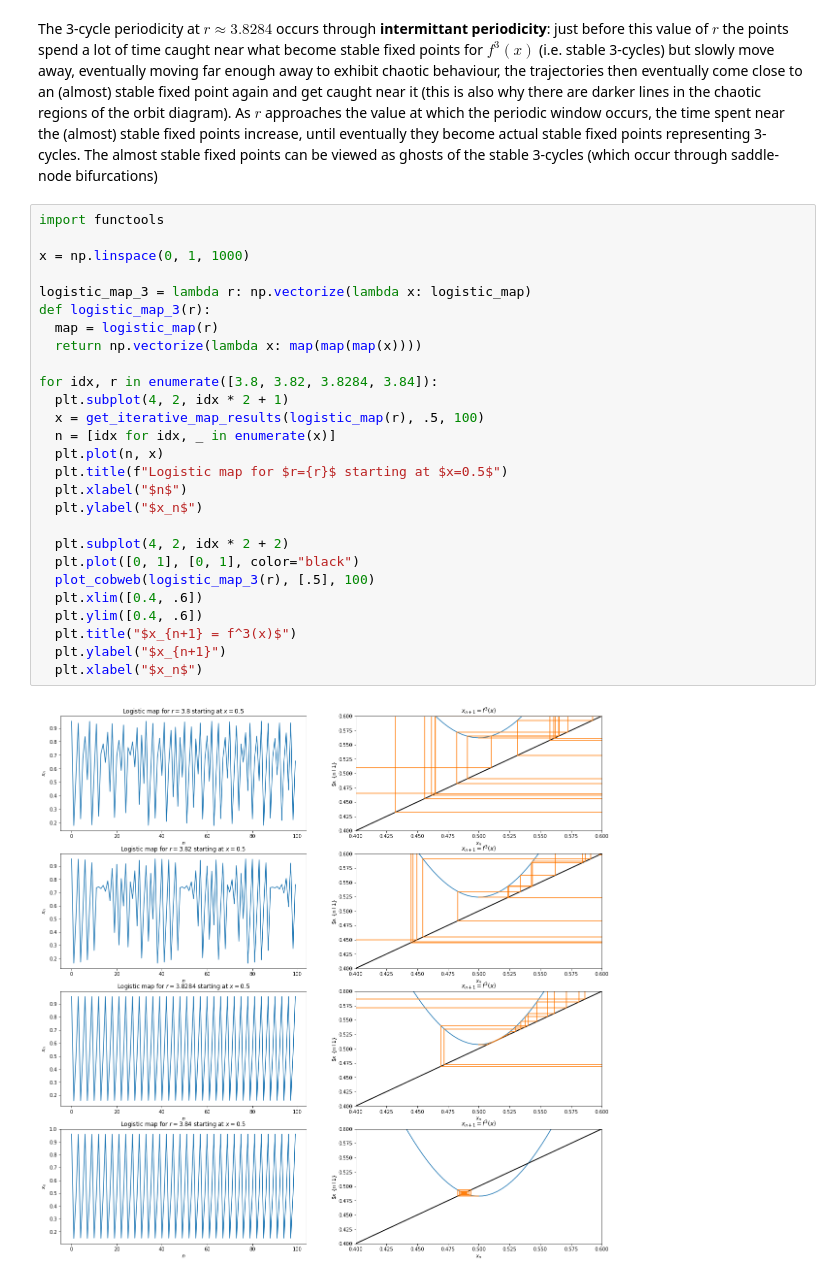
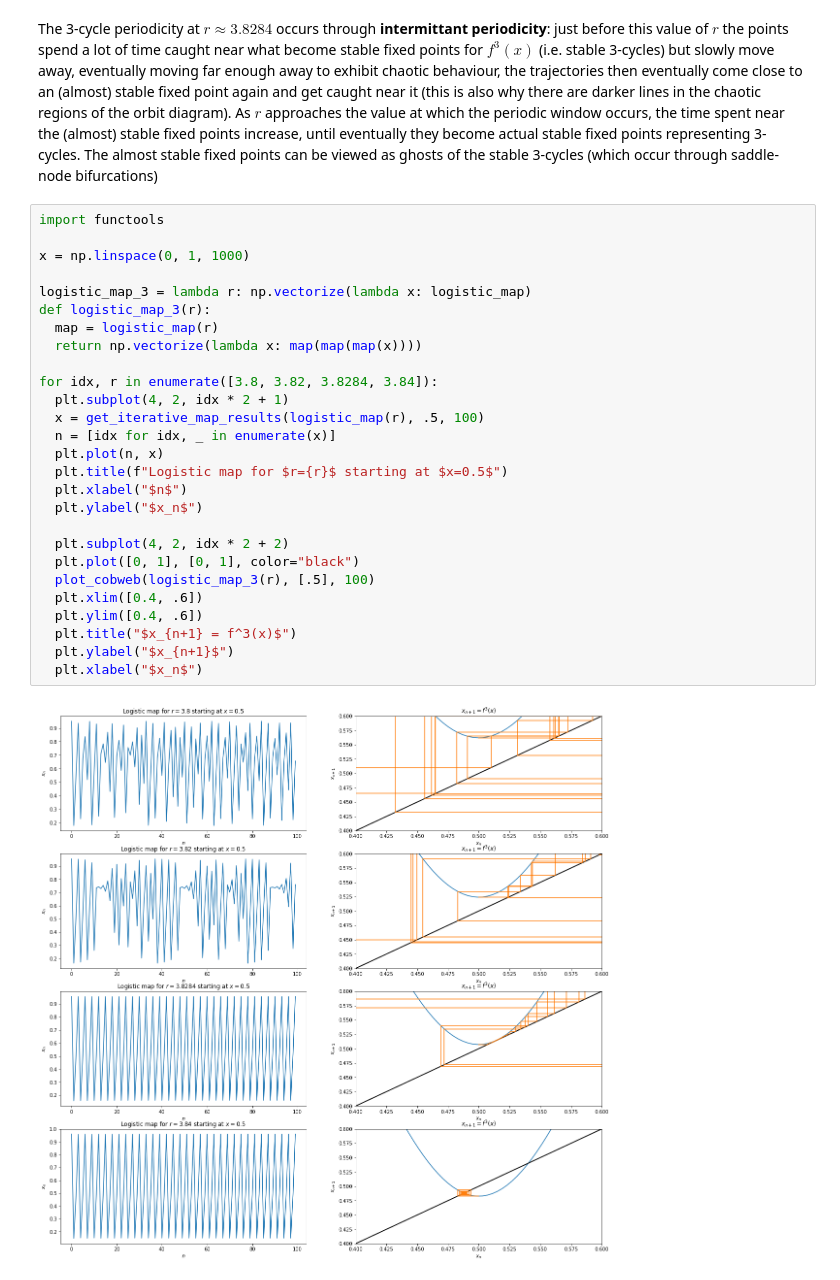
Before and after one commit to NRoboto/book-nonlinear-dynamics-chaos, a Jupyter notebook: 10-one-dimensional-maps.ipynb, the cells around one changed output. Saved outputs shown, nothing was run; the diff lists cells and outputs as text.

```diff
--- a/10-one-dimensional-maps.ipynb
+++ b/10-one-dimensional-maps.ipynb
@@ -61,29 +61,29 @@ The 3-cycle periodicity at $r \approx 3.8284$ occurs through **intermittant peri
 # %%
 import functools
 
 x = np.linspace(0, 1, 1000)
 
 logistic_map_3 = lambda r: np.vectorize(lambda x: logistic_map)
 def logistic_map_3(r):
   map = logistic_map(r)
   return np.vectorize(lambda x: map(map(map(x))))
 
 for idx, r in enumerate([3.8, 3.82, 3.8284, 3.84]):
   plt.subplot(4, 2, idx * 2 + 1)
   x = get_iterative_map_results(logistic_map(r), .5, 100)
   n = [idx for idx, _ in enumerate(x)]
   plt.plot(n, x)
   plt.title(f"Logistic map for $r={r}$ starting at $x=0.5$")
   plt.xlabel("$n$")
   plt.ylabel("$x_n$")
 
   plt.subplot(4, 2, idx * 2 + 2)
   plt.plot([0, 1], [0, 1], color="black")
   plot_cobweb(logistic_map_3(r), [.5], 100)
   plt.xlim([0.4, .6])
   plt.ylim([0.4, .6])
   plt.title("$x_{n+1} = f^3(x)$")
-  plt.ylabel("$x_{n+1}")
+  plt.ylabel("$x_{n+1}$")
   plt.xlabel("$x_n$")
 # %% [output]
-[figure, old version]
+[figure, new version]
```
Also changed, not shown: parts of 7 cells of this notebook.
